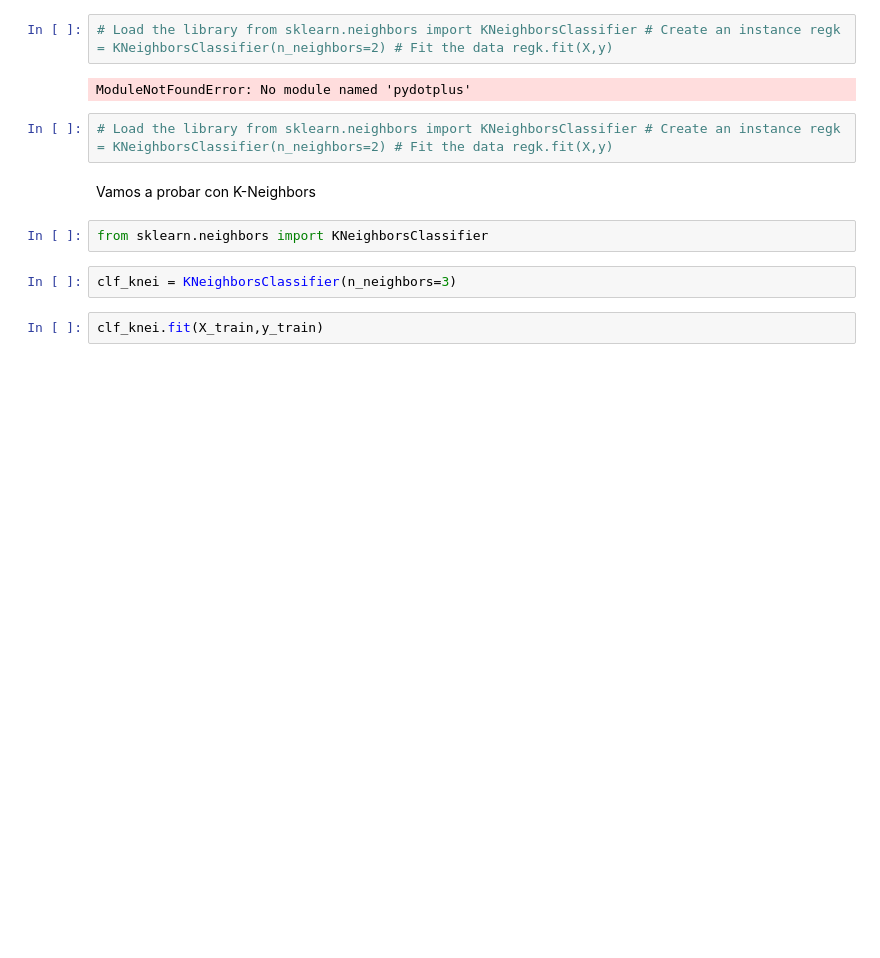
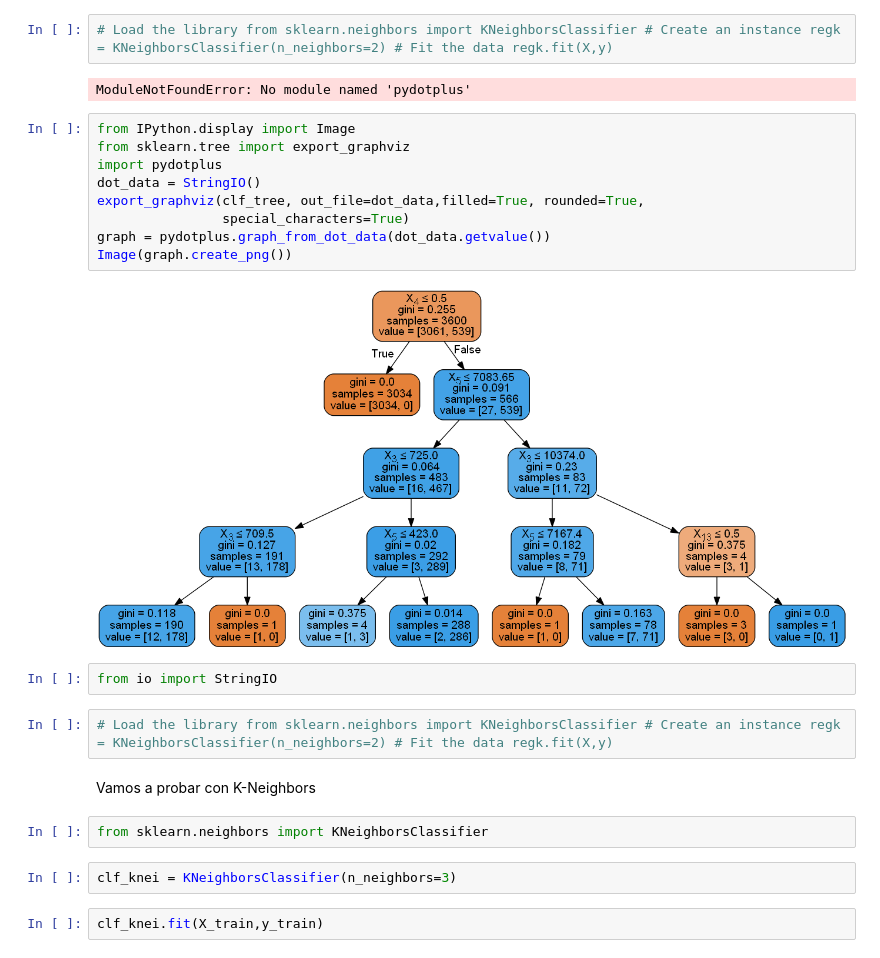
Before and after one commit to osmaac/master-data-science, a Jupyter notebook: TenenciaProductosBancoCheco-Copy2.ipynb, the cells around one changed output. Cells and saved outputs as stored; diff of their text form; blank space fills up the shorter version.

```diff
--- a/TenenciaProductosBancoCheco-Copy2.ipynb
+++ b/TenenciaProductosBancoCheco-Copy2.ipynb
@@ -430,6 +537,19 @@ array([0.99556049, 0.98446171, 0.99111111, 0.99332592, 0.99332592])
 # Load the library from sklearn.neighbors import KNeighborsClassifier # Create an instance regk = KNeighborsClassifier(n_neighbors=2) # Fit the data regk.fit(X,y)
 # %% [output]
 ModuleNotFoundError: No module named 'pydotplus'
+# %%
+from IPython.display import Image
+from sklearn.tree import export_graphviz
+import pydotplus
+dot_data = StringIO()
+export_graphviz(clf_tree, out_file=dot_data,filled=True, rounded=True,
+                special_characters=True)
+graph = pydotplus.graph_from_dot_data(dot_data.getvalue())
+Image(graph.create_png())
+# %% [output]
+[figure, added]
+# %%
+from io import StringIO
 # %%
 # Load the library from sklearn.neighbors import KNeighborsClassifier # Create an instance regk = KNeighborsClassifier(n_neighbors=2) # Fit the data regk.fit(X,y)
 # %% [markdown]
```
Also changed, not shown: parts of 23 cells of this notebook, 1 other file.
